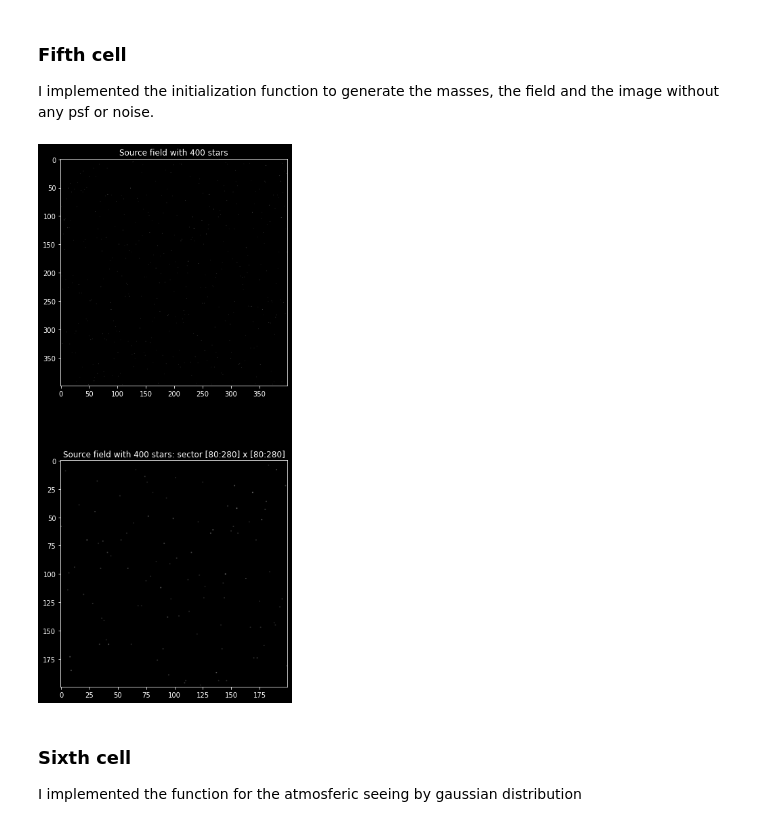
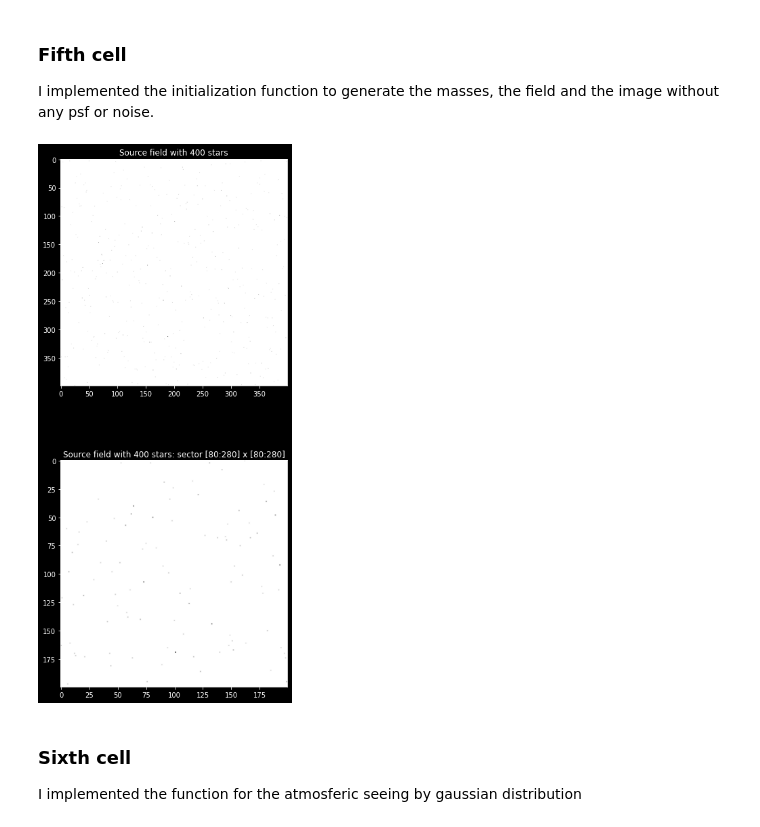
Before and after one commit to 00-berni/proj_2, a Jupyter notebook: notebook/implementation_notebook.ipynb, the cells around one changed output. Cells and saved outputs as stored; diff of their text form; code cells hidden in the pictures.

```diff
--- a/notebook/implementation_notebook.ipynb
+++ b/notebook/implementation_notebook.ipynb
@@ -220,35 +220,35 @@ def initialize(dim=N,sdim=M):
 	L = m**beta
 	# generate stars coordinates
 	xs,ys = star_location(sdim)
 	# put stars in the field
 	F = update_field(F,xs,ys,L)
 	# save stars infos
 	S = star(m,L,xs,ys)
 	return F, S
 
 # generation of the field and the stars
 F, S = initialize()
 
 ## Plot
 # variables to zoom a sector [inf:sup] x [inf:sup] of the field
 inf = int(0.2*N)
 sup = int(0.7*N)
 
 fig, (img_field, img_zoom) = plt.subplots(2,1,figsize=(6,15))
 
 #  0 : positive image
 # -1 : negative image
-v = 0
+v = -1
 
 field_image(img_field,F,v)
 #img_field.imshow(1-F)
 img_field.set_title(f'Source field with {M} stars')
 field_image(img_zoom,F,v,[inf,sup])
 #img_zoom.imshow(1-F[inf:sup,inf:sup,:])
 img_zoom.set_title(f'Source field with {M} stars: sector [{inf}:{sup}] x [{inf}:{sup}]')
 plt.show()
 # %% [output]
-[figure, old version]
+[figure, new version]
 # %% [markdown]
 ### Sixth cell
 I implemented the function for the atmosferic seeing by gaussian distribution
```
Also changed, not shown: parts of 5 cells of this notebook, 5 other files.
